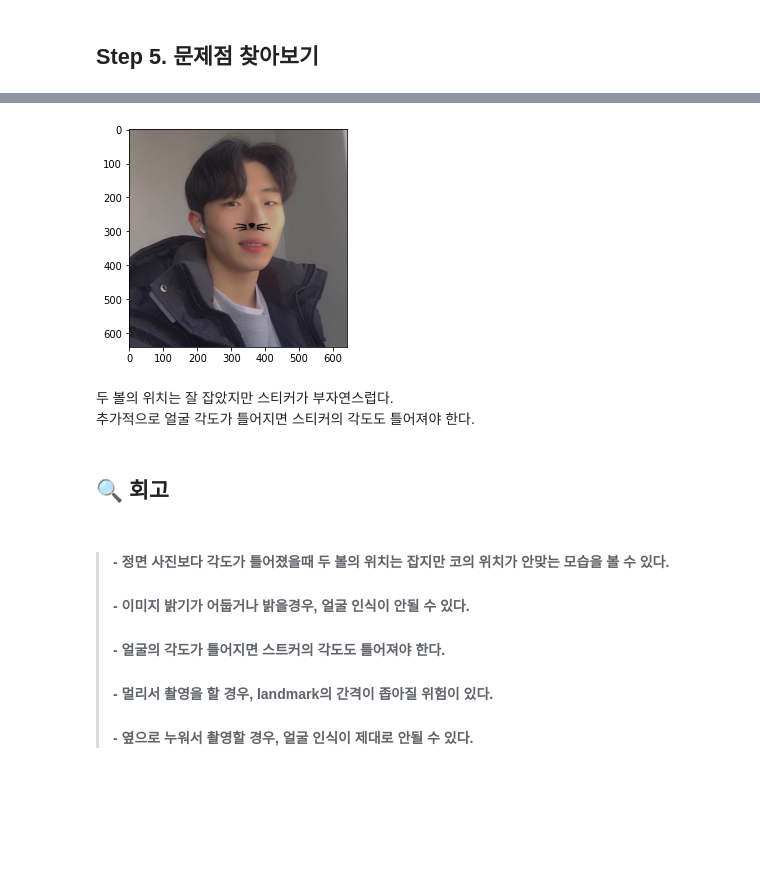
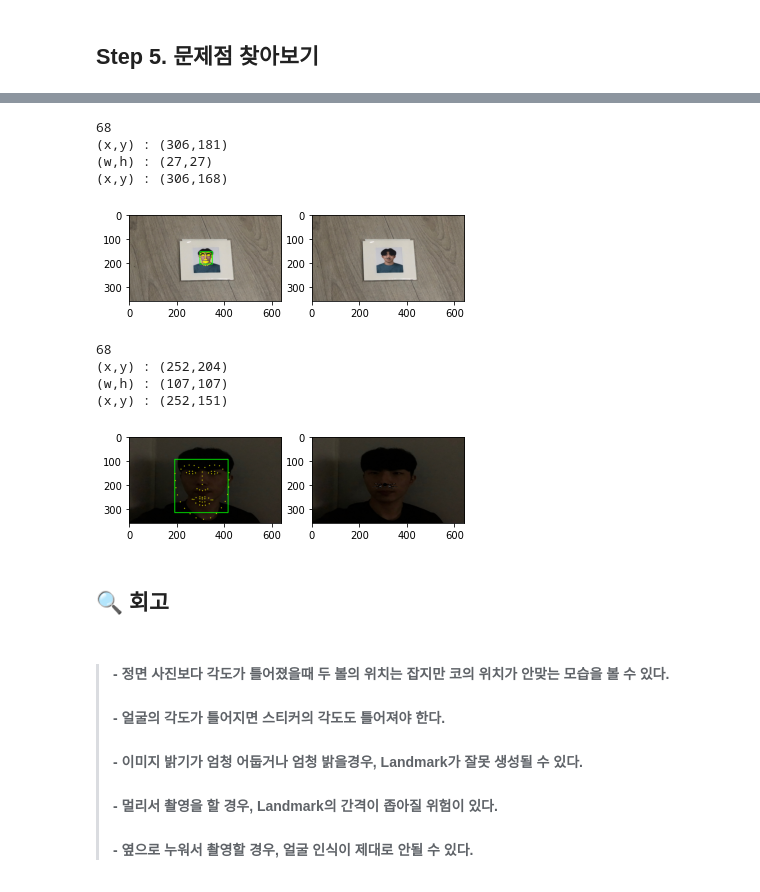
Before and after one commit to ja2y5ung/AIFFEL, a Jupyter notebook: EX3 cat_whiskers_moonjaeyoung.ipynb, the cells around one changed output, grey strips where cells are left out. Drawn from its saved outputs; the diff is of its cells as text; code cells hidden in the pictures; blank space fills up the shorter version.

```diff
--- a/EX3 cat_whiskers_moonjaeyoung.ipynb
+++ b/EX3 cat_whiskers_moonjaeyoung.ipynb
@@ -358,20 +361,26 @@ plt.show()
-# %%
-sticker_area = img_bgr[refined_y:refined_y+img_sticker.shape[0], refined_x:refined_x+img_sticker.shape[1]]
-
-img_bgr[refined_y:refined_y+img_sticker.shape[0], refined_x:refined_x+img_sticker.shape[1]] = \
-    np.where(img_sticker==255,sticker_area,img_sticker).astype(np.uint8)
-plt.imshow(cv2.cvtColor(img_bgr, cv2.COLOR_BGR2RGB))
-plt.show()
-# %% [output]
-[figure, removed]
-# %% [markdown]
-두 볼의 위치는 잘 잡았지만 스티커가 부자연스럽다.
-추가적으로 얼굴 각도가 틀어지면 스티커의 각도도 틀어져야 한다.
+# %%
+make_sticker_img(os.getenv('HOME')+'/aiffel/camera_sticker/images/image2.png',\
+                 os.getenv('HOME')+'/aiffel/camera_sticker/images/cat-whiskers.png',640,360)
+# %% [output]
+68
+(x,y) : (306,181)
+(w,h) : (27,27)
+(x,y) : (306,168)
+[figure, added]
+# %%
+make_sticker_img(os.getenv('HOME')+'/aiffel/camera_sticker/images/image3.png',\
+                 os.getenv('HOME')+'/aiffel/camera_sticker/images/cat-whiskers.png',640,360)
+# %% [output]
+68
+(x,y) : (252,204)
+(w,h) : (107,107)
+(x,y) : (252,151)
+[figure, added]
 # %% [markdown]
 ## 🔍 회고
 # %% [markdown]
 > #### - 정면 사진보다 각도가 틀어졌을때 두 볼의 위치는 잡지만 코의 위치가 안맞는 모습을 볼 수 있다.
-> #### - 이미지 밝기가 어둡거나 밝을경우, 얼굴 인식이 안될 수 있다.
-> #### - 얼굴의 각도가 틀어지면 스트커의 각도도 틀어져야 한다.
-> #### - 멀리서 촬영을 할 경우, landmark의 간격이 좁아질 위험이 있다.
+> #### - 얼굴의 각도가 틀어지면 스티커의 각도도 틀어져야 한다.
+> #### - 이미지 밝기가 엄청 어둡거나 엄청 밝을경우, Landmark가 잘못 생성될 수 있다.
+> #### - 멀리서 촬영을 할 경우, Landmark의 간격이 좁아질 위험이 있다.
 > #### - 옆으로 누워서 촬영할 경우, 얼굴 인식이 제대로 안될 수 있다.
```
Also changed, not shown: parts of 10 cells of this notebook.
